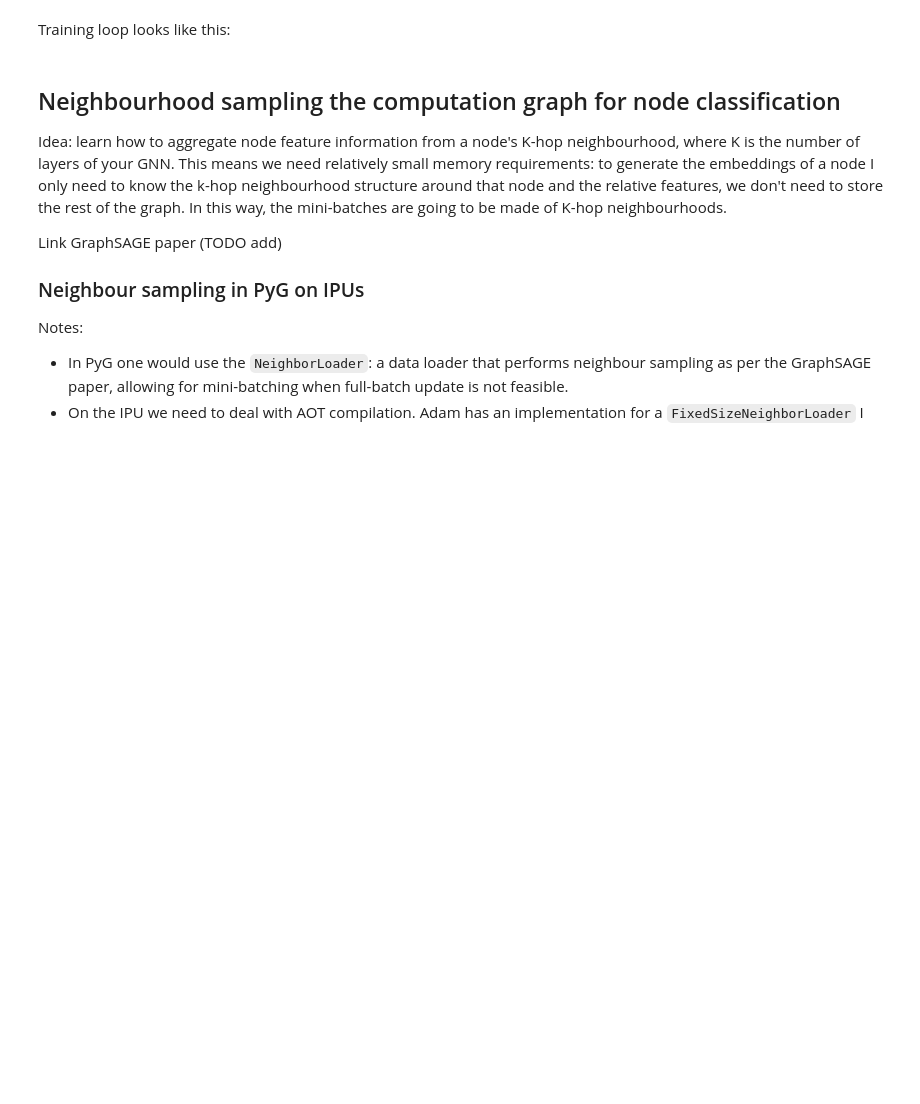
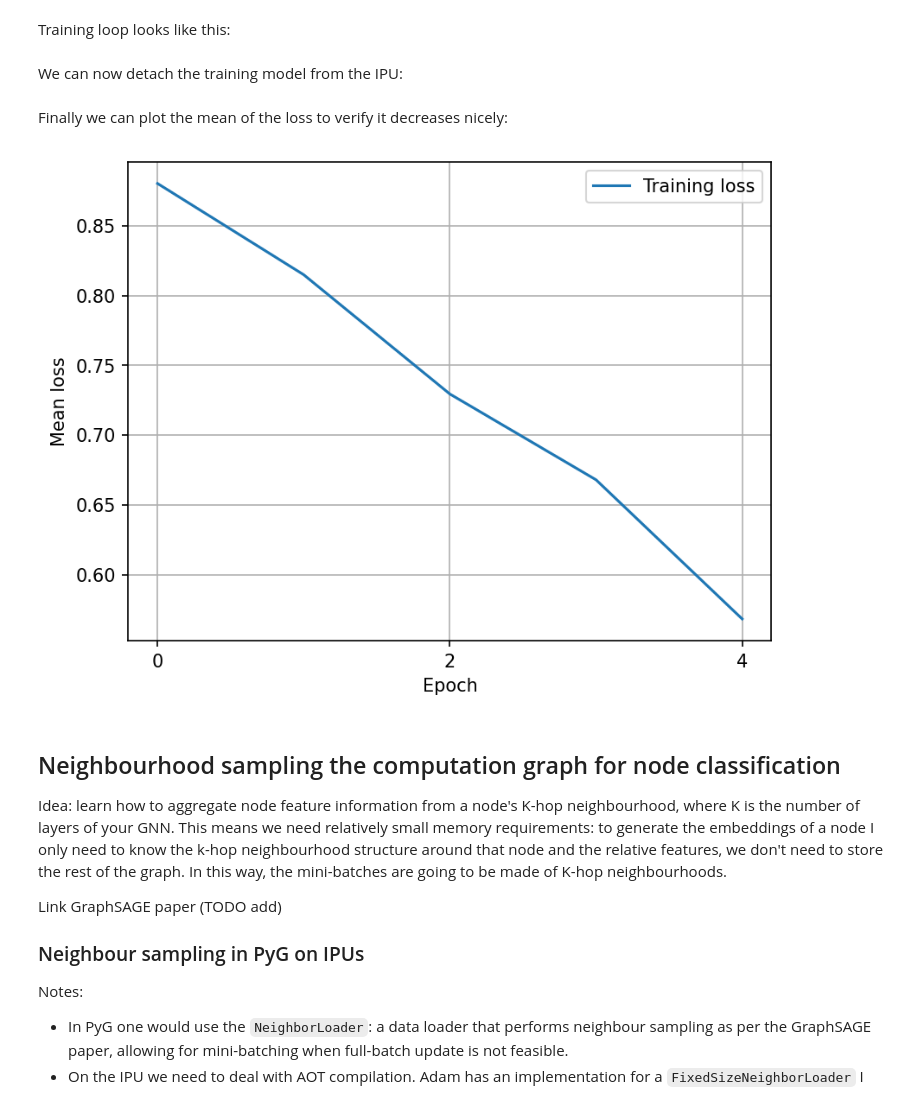
Before and after one commit to graphcore/Gradient-Pytorch-Geometric, a Jupyter notebook: learning-pytorch-geometric-on-ipus/5_large_graph_sampling.ipynb, the cells around one changed output. Cells and saved outputs as stored; diff of their text form; code cells hidden in the pictures; blank space fills up the shorter version.

Commit message:
Add training loop and small fixes to clustering section

```diff
--- a/learning-pytorch-geometric-on-ipus/5_large_graph_sampling.ipynb
+++ b/learning-pytorch-geometric-on-ipus/5_large_graph_sampling.ipynb
@@ -227,19 +227,20 @@ class GCN(torch.nn.Module):
     def __init__(self, in_channels, out_channels) -> None:
         super(GCN, self).__init__()
         torch.manual_seed(1234)
-        self.conv1 = GCNConv(in_channels, 64)
-        self.conv2 = GCNConv(64, out_channels)
+        self.conv1 = GCNConv(in_channels, 64, add_self_loops=False)
+        self.conv2 = GCNConv(64, out_channels, add_self_loops=False)
 
-    def forward(self, x, edge_index, mask=None, y=None):
+    def forward(self, x, edge_index, train_mask=None, y=None):
         x = self.conv1(x, edge_index).relu()
         x = F.dropout(x, p=0.5, training=self.training)
         x = self.conv2(x, edge_index)
-        out = F.log_softmax(x, dim=-1)
+        x = F.log_softmax(x, dim=-1)
 
         if self.training:
-            target = torch.where(~mask, target, -100)
-            return out, F.nll_loss(out, target)
-        return out
+            y = torch.where(train_mask, y, -100)
+            loss = F.nll_loss(x, y)
+            return x, loss
+        return x
 # %% [markdown]
 We can now create the PopTorch model and train it on the IPU:
 # %%
@@ -256,3 +257,21 @@ optimizer = torch.optim.AdamW(model.parameters(), lr=0.005)
 poptorch_model = poptorch.trainingModel(model, optimizer=optimizer)
 # %% [markdown]
 Training loop looks like this:
+# %%
+from tqdm import tqdm
+
+num_epochs = 5
+train_losses = torch.empty(num_epochs, len(train_dataloader))
+
+for epoch in range(num_epochs):
+    bar = tqdm(train_dataloader)
+    for i, data in enumerate(bar):
+        _, mini_batch_loss = poptorch_model(
+            data.x, data.edge_index, data.train_mask, data.y
+        )
+        train_losses[epoch, i] = float(mini_batch_loss.mean())
+        bar.set_description(
+            f"Epoch {epoch} training loss: {train_losses[epoch, i].item():0.6f}"
+        )
+# %% [markdown]
+We can now detach the training model from the IPU:
@@ -259,3 +280,17 @@ Training loop looks like this:
+# %% [markdown]
+Finally we can plot the mean of the loss to verify it decreases nicely:
+# %%
+import matplotlib.pyplot as plt
+
+plt.plot(train_losses.mean(dim=1))
+plt.xlabel("Epoch")
+plt.ylabel("Mean loss")
+plt.legend(["Training loss"])
+plt.grid(True)
+plt.xticks(torch.arange(0, num_epochs, 2))
+plt.gcf().set_dpi(150)
+# %% [output]
+[figure, added]
 # %% [markdown]
 ## Neighbourhood sampling the computation graph for node classification
 
```
Also changed, not shown: parts of 4 cells of this notebook.
